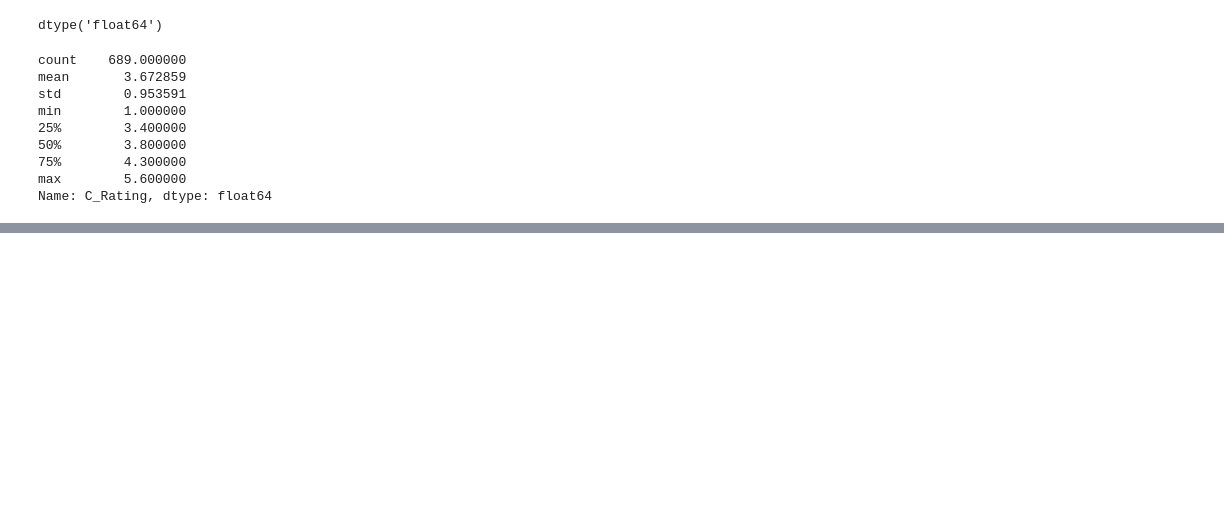
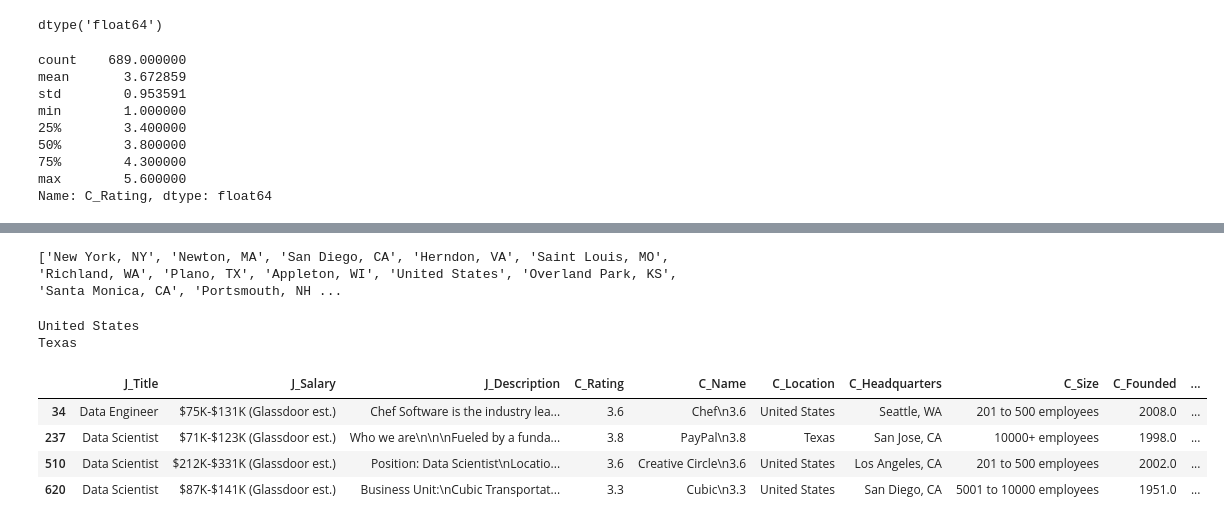
Before and after one commit to sagarbarge/Advanced-Database-Programming-using-Pandas, a Jupyter notebook: Sagar_Advanced Database Programming using Pandas.ipynb, the cells around one changed output, grey strips where cells are left out. Saved outputs shown, nothing was run; the diff lists cells and outputs as text; code cells hidden in the pictures; blank space fills up the shorter version.

```diff
--- a/Sagar_Advanced Database Programming using Pandas.ipynb
+++ b/Sagar_Advanced Database Programming using Pandas.ipynb
@@ -259,0 +428,20 @@ Name: C_Rating, dtype: float64
+# %%
+loc= list (df.C_Location.unique())
+print (loc)
+# %% [output]
+['New York, NY', 'Newton, MA', 'San Diego, CA', 'Herndon, VA', 'Saint Louis, MO', 'Richland, WA', 'Plano, TX', 'Appleton, WI', 'United States', 'Overland Park, KS', 'Santa Monica, CA', 'Portsmouth, NH ...
+# %%
+for i in loc:
+    if ',' not in i:
+        print (i)
+# %% [output]
+United States
+Texas
+# %%
+df[df['C_Location']. isin (['United States','Texas'])]
+# %% [output]
+|  | J_Title | J_Salary | J_Description | C_Rating | C_Name | C_Location | C_Headquarters | C_Size | C_Founded | ... |
+| 34 | Data Engineer | $75K-$131K (Glassdoor est.) | Chef Software is the industry lea... | 3.6 | Chef\n3.6 | United States | Seattle, WA | 201 to 500 employees | 2008.0 | ... |
+| 237 | Data Scientist | $71K-$123K (Glassdoor est.) | Who we are\n\n\nFueled by a funda... | 3.8 | PayPal\n3.8 | Texas | San Jose, CA | 10000+ employees | 1998.0 | ... |
+| 510 | Data Scientist | $212K-$331K (Glassdoor est.) | Position: Data Scientist\nLocatio... | 3.6 | Creative Circle\n3.6 | United States | Los Angeles, CA | 201 to 500 employees | 2002.0 | ... |
+| 620 | Data Scientist | $87K-$141K (Glassdoor est.) | Business Unit:\nCubic Transportat... | 3.3 | Cubic\n3.3 | United States | San Diego, CA | 5001 to 10000 employees | 1951.0 | ... |
```
Also changed, not shown: parts of 37 cells of this notebook.
